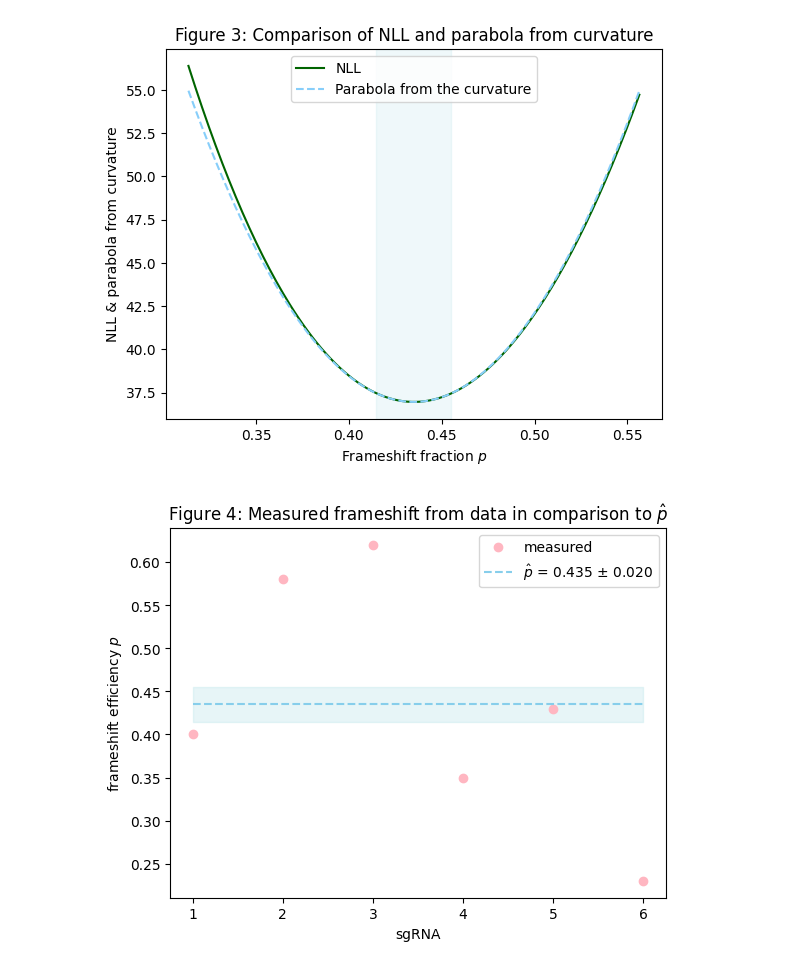
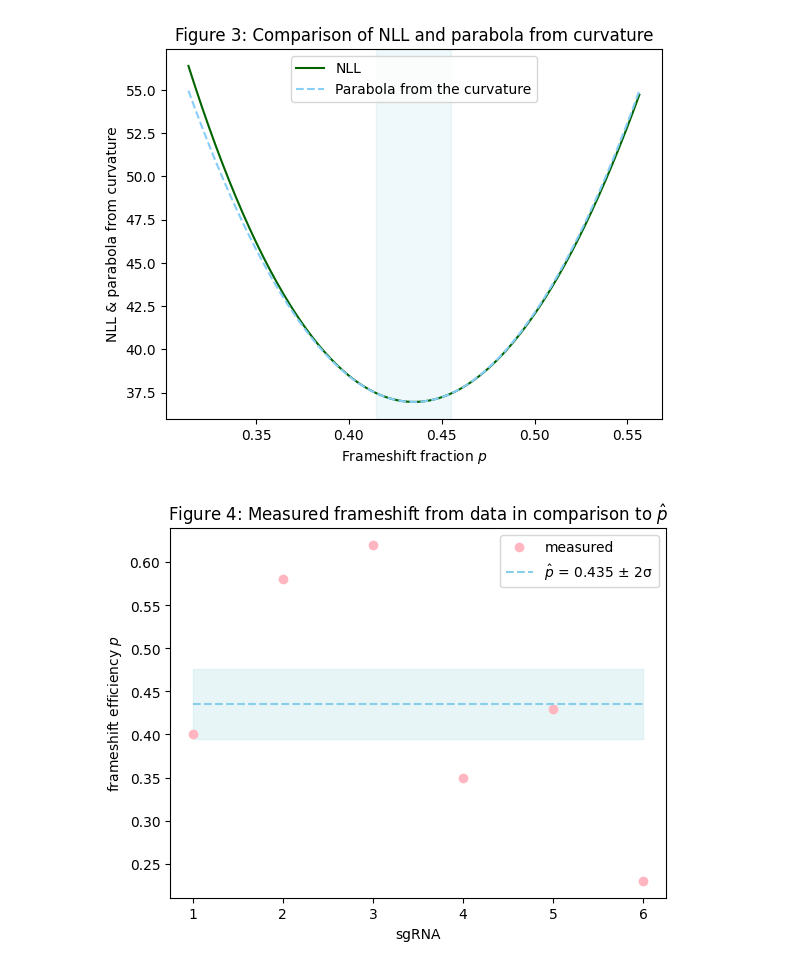
Before and after one commit to Clara3786/Project-Genome-Scale-CRISPR-Cas9-Knockout-Screening-in-Human-Cells, a Jupyter notebook: Project.ipynb, the cells around one changed output. Drawn from its saved outputs; the diff is of its cells as text; code cells hidden in the pictures.

```diff
--- a/Project.ipynb
+++ b/Project.ipynb
@@ -276,20 +302,20 @@ plt.show()
 # %%
 # Here we see the downfall of our model
 
 p_hat_lst = [p_hat] * 6
 
-low = p_hat - se_p
-high = p_hat + se_p
+low = p_hat - 2* se_p
+high = p_hat + 2* se_p
 
 plt.plot(sgrna, percent_frameshift, "o", label="measured", color = "lightpink")
 plt.plot(sgrna, p_hat_lst, "--",
-         label=f"$\\hat p$ = {p_hat:.3f} $\\pm$ {se_p:.3f}",
+         label=f"$\\hat p$ = {p_hat:.3f} $\\pm$ 2σ ",
          color = "skyblue")
 plt.fill_between(sgrna, low, high, alpha=0.3, color = "powderblue")
 plt.xlabel("sgRNA")
 plt.ylabel("frameshift efficiency $p$")
 plt.title("Figure 4: Measured frameshift from data in comparison to $\\hat p$")
 plt.legend()
 plt.show()
 # %% [output]
-[figure, old version]
+[figure, new version]
```
Also changed, not shown: parts of 8 cells of this notebook.
